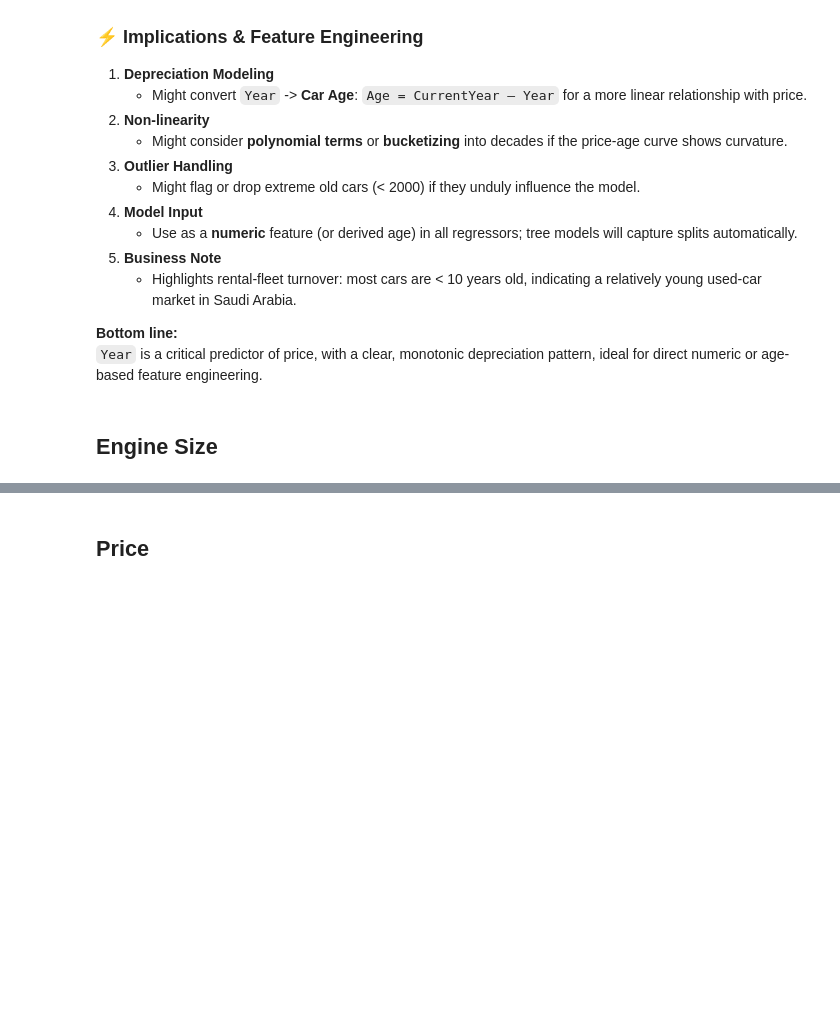
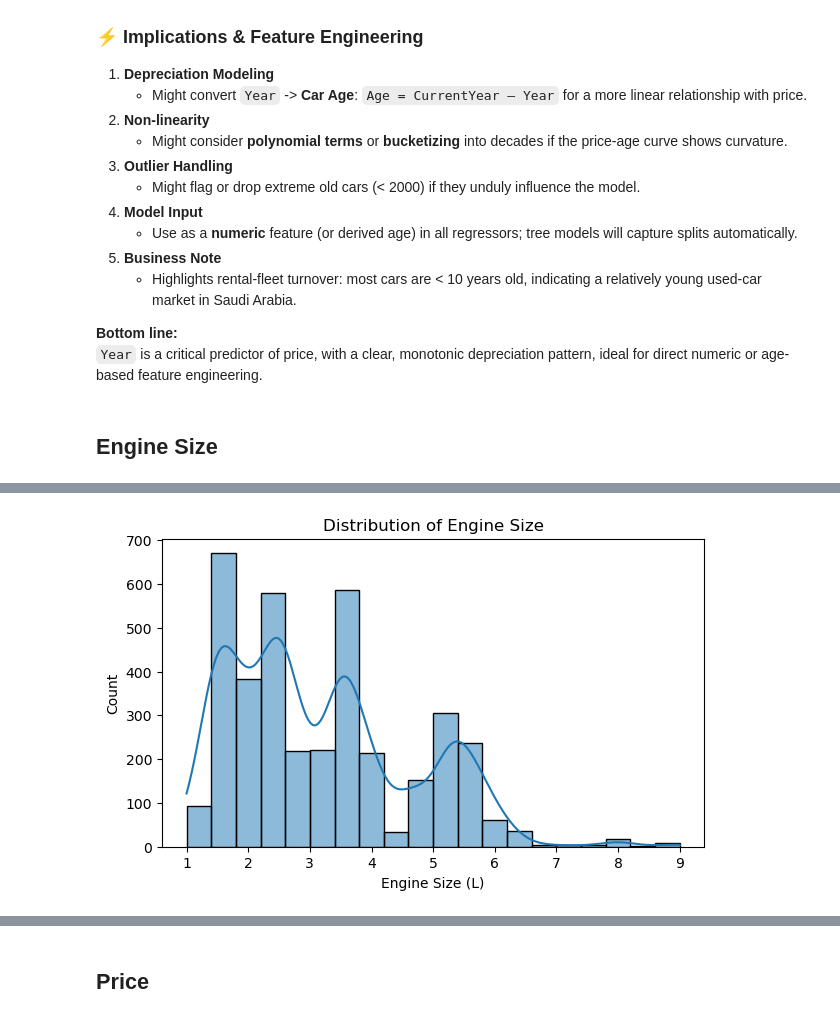
Before and after one commit to RioPramana21/Ctrl-Price-Taking-Control-of-Used-Car-Valuations-with-ML, a Jupyter notebook: code_files/project_code.ipynb, the cells around one changed output, grey strips where cells are left out. Saved outputs shown, nothing was run; the diff lists cells and outputs as text; code cells hidden in the pictures; blank space fills up the shorter version.

Commit message:
Explored `Engine_Size` feature

```diff
--- a/code_files/project_code.ipynb
+++ b/code_files/project_code.ipynb
@@ -1395,0 +1483,10 @@ Decade
+# %%
+# Distribution plot with KDE
+plt.figure(figsize=(7, 4))
+sns.histplot(df_filtered['Engine_Size'], bins=20, kde=True)
+plt.title('Distribution of Engine Size')
+plt.xlabel('Engine Size (L)')
+plt.ylabel('Count')
+plt.show()
+# %% [output]
+[figure, added]
```
Also changed, not shown: parts of 7 cells of this notebook.
